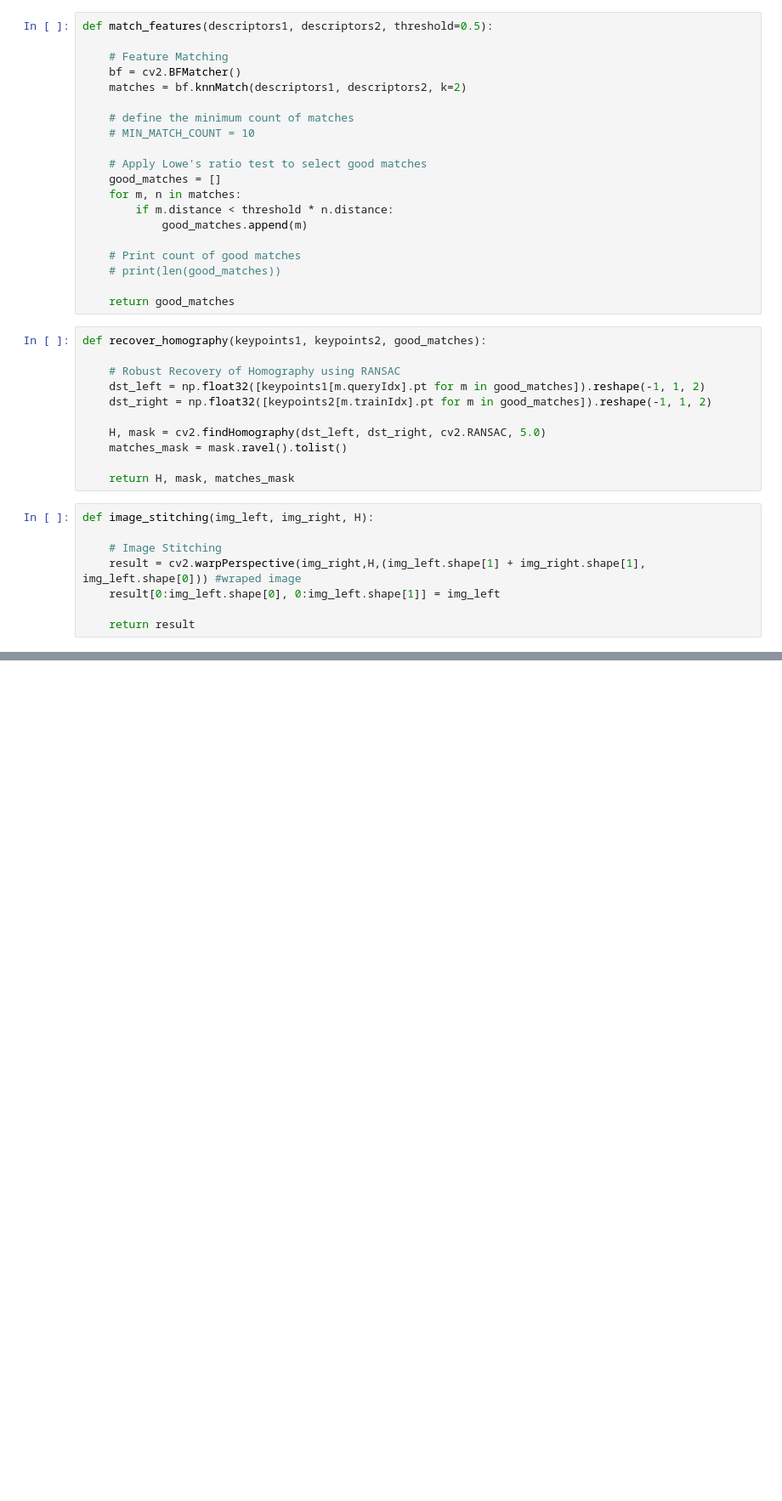
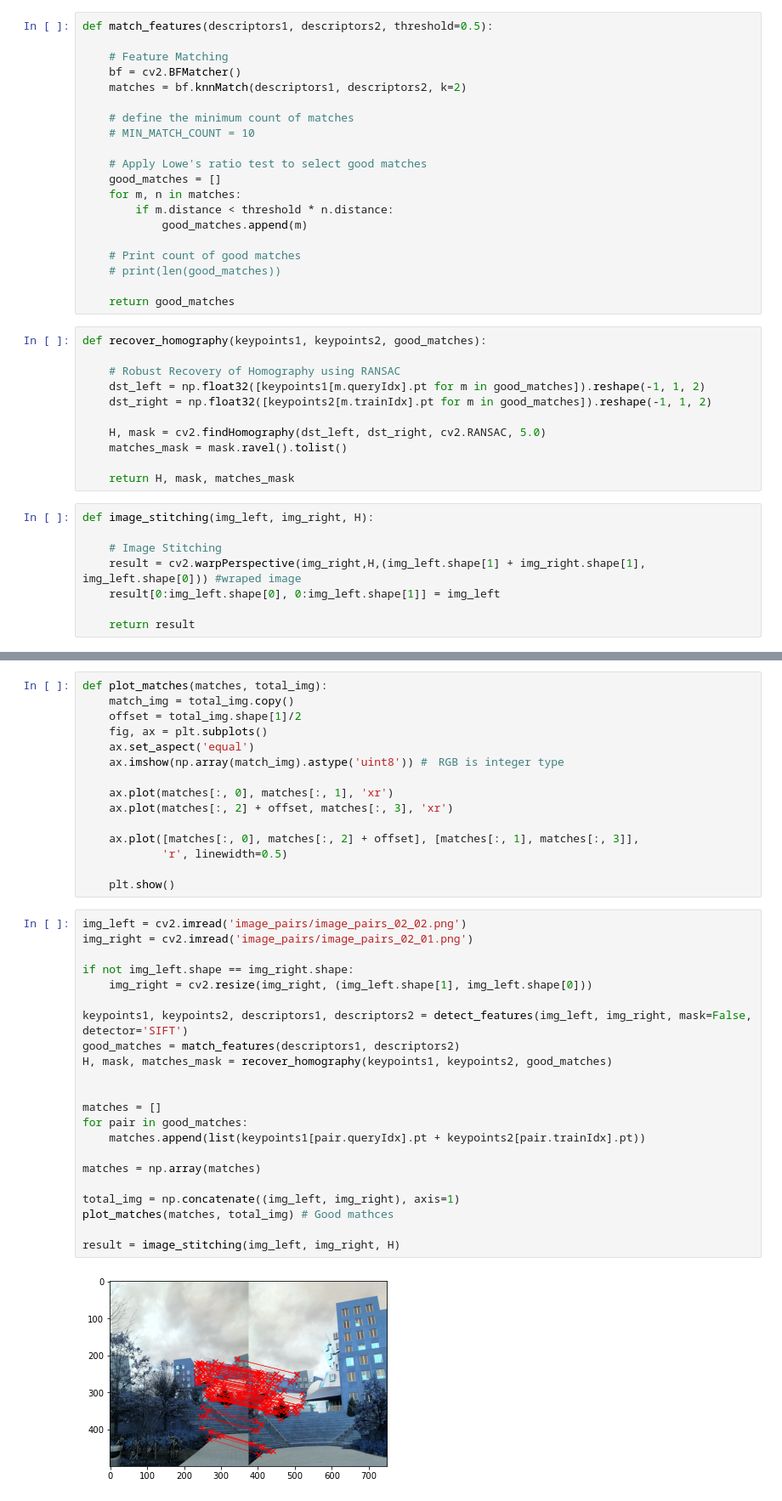
Before and after one commit to Thumbby/AI6121_CV, a Jupyter notebook: assignment_2/assign_2.ipynb, the cells around one changed output, grey strips where cells are left out. Shown at 85% size. Cells and saved outputs as stored; diff of their text form; blank space fills up the shorter version.

```diff
--- a/assignment_2/assign_2.ipynb
+++ b/assignment_2/assign_2.ipynb
@@ -126,0 +131,39 @@ Error:
+# %%
+def plot_matches(matches, total_img):
+    match_img = total_img.copy()
+    offset = total_img.shape[1]/2
+    fig, ax = plt.subplots()
+    ax.set_aspect('equal')
+    ax.imshow(np.array(match_img).astype('uint8')) #　RGB is integer type
+
+    ax.plot(matches[:, 0], matches[:, 1], 'xr')
+    ax.plot(matches[:, 2] + offset, matches[:, 3], 'xr')
+
+    ax.plot([matches[:, 0], matches[:, 2] + offset], [matches[:, 1], matches[:, 3]],
+            'r', linewidth=0.5)
+
+    plt.show()
+# %%
+img_left = cv2.imread('image_pairs/image_pairs_02_02.png')
+img_right = cv2.imread('image_pairs/image_pairs_02_01.png')
+
+if not img_left.shape == img_right.shape:
+    img_right = cv2.resize(img_right, (img_left.shape[1], img_left.shape[0]))
+
+keypoints1, keypoints2, descriptors1, descriptors2 = detect_features(img_left, img_right, mask=False, detector='SIFT')
+good_matches = match_features(descriptors1, descriptors2)
+H, mask, matches_mask = recover_homography(keypoints1, keypoints2, good_matches)
+
+
+matches = []
+for pair in good_matches:
+    matches.append(list(keypoints1[pair.queryIdx].pt + keypoints2[pair.trainIdx].pt))
+
+matches = np.array(matches)
+
+total_img = np.concatenate((img_left, img_right), axis=1)
+plot_matches(matches, total_img) # Good mathces
+
+result = image_stitching(img_left, img_right, H)
+# %% [output]
+[figure, added]
```
Also changed, not shown: parts of 2 cells of this notebook.
